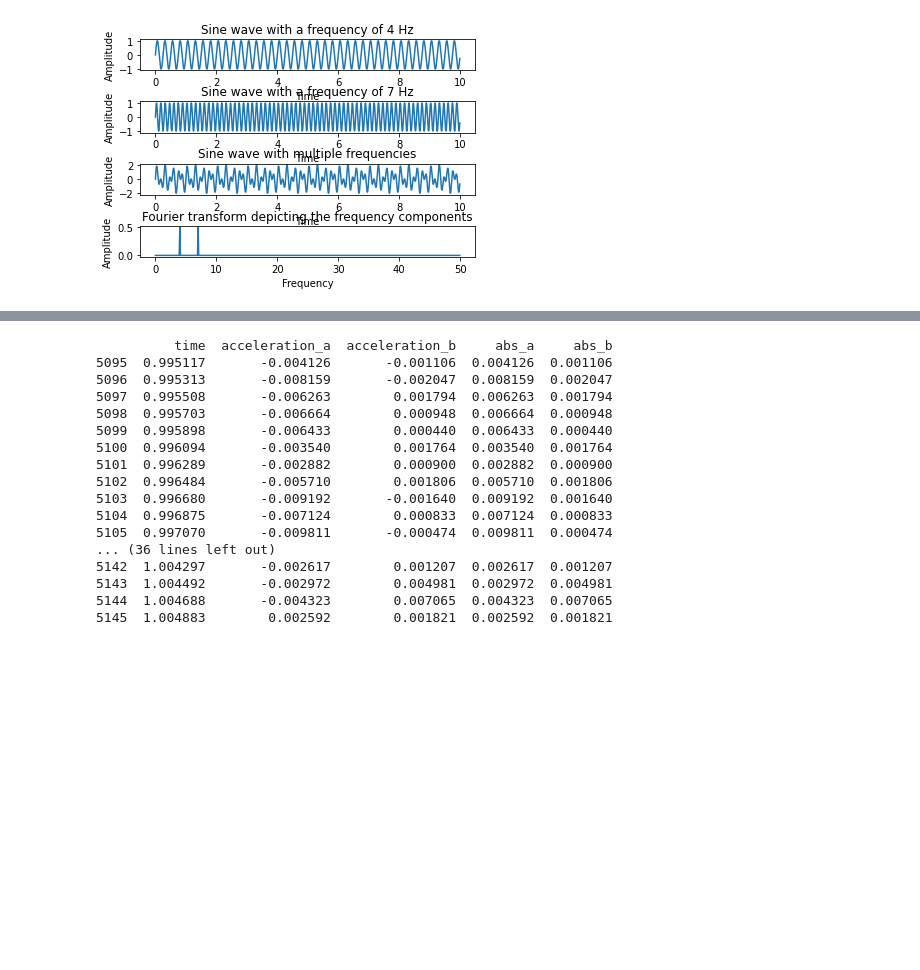
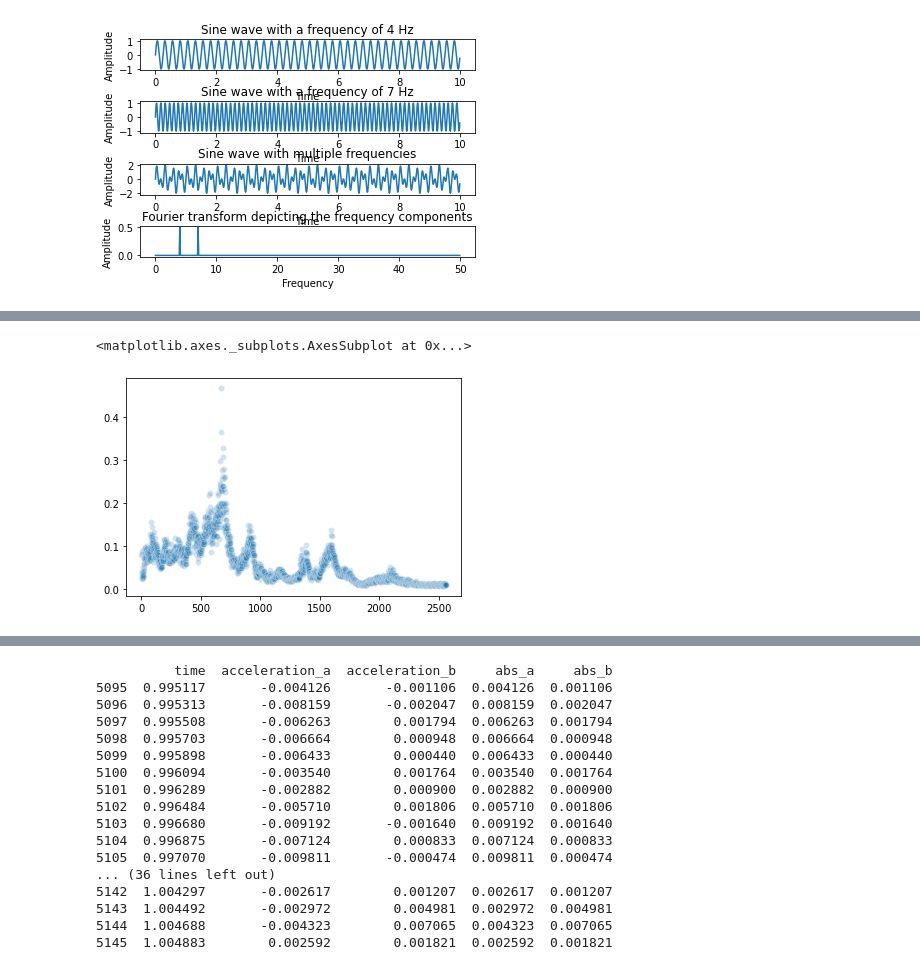
Before and after one commit to tnankie/project-sturm_drang, a Jupyter notebook: EDA.ipynb, the cells around one changed output, grey strips where cells are left out. Cells and saved outputs as stored; diff of their text form; code cells hidden in the pictures; blank space fills up the shorter version.

```diff
--- a/EDA.ipynb
+++ b/EDA.ipynb
@@ -463,3 +463,10 @@ feq = pd.DataFrame(data = {"freq":frequencies})
+# %%
+a,b = freq_analysis(sample = chunk.loc[(chunk.time<endTime)&(chunk.time>beginTime),"acceleration_a"], time = endTime - beginTime, sampfrq = 5120, responsefrq= 1)
+
+sb.scatterplot(x=a, y=b, alpha=0.2)
+# %% [output]
+<matplotlib.axes._subplots.AxesSubplot at 0x...>
+[figure, added]
 # %%
 feq.info()
 feq["amp"] = abs(fourierTransform)
```
Also changed, not shown: parts of 24 cells of this notebook.
